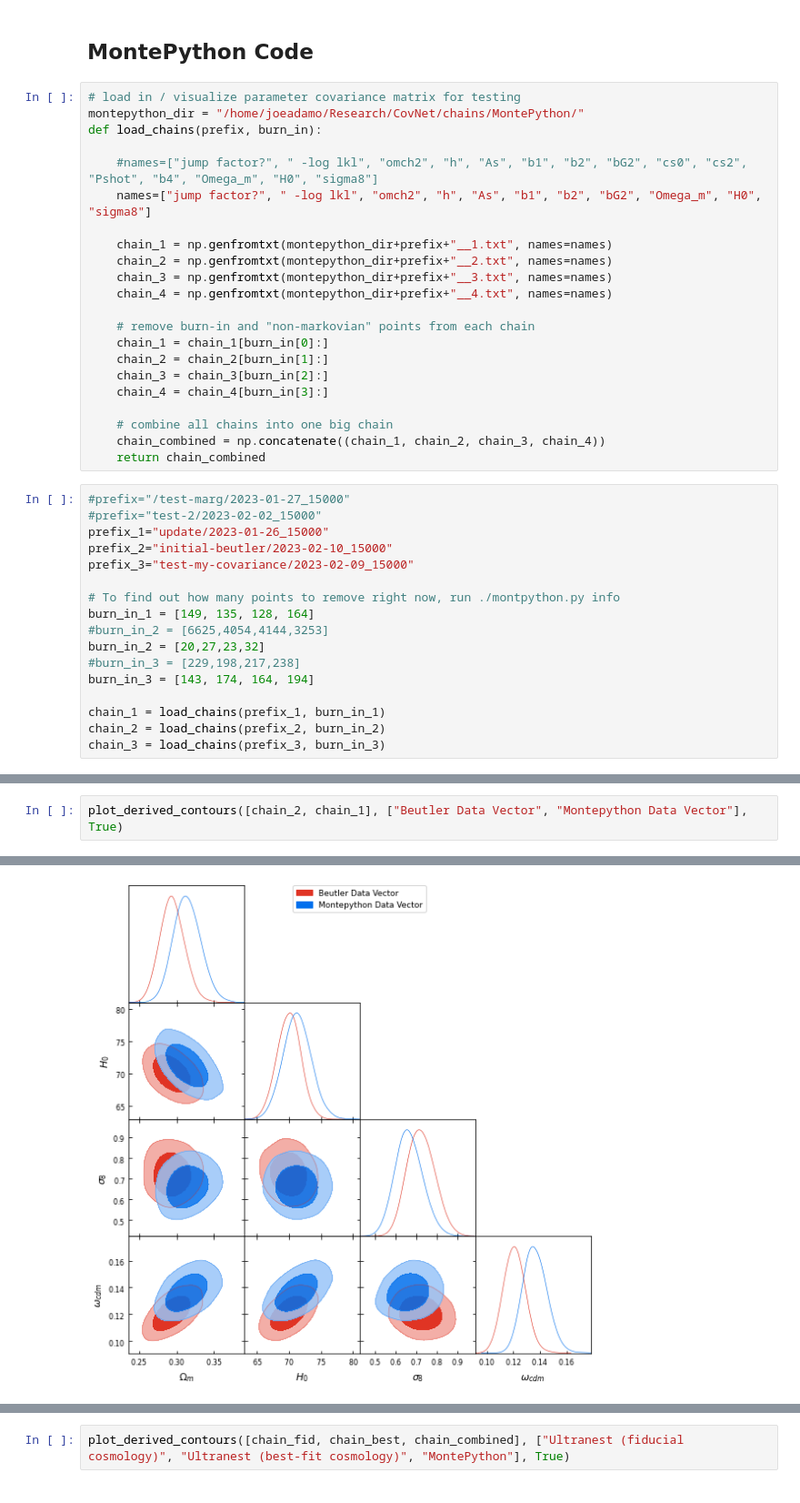
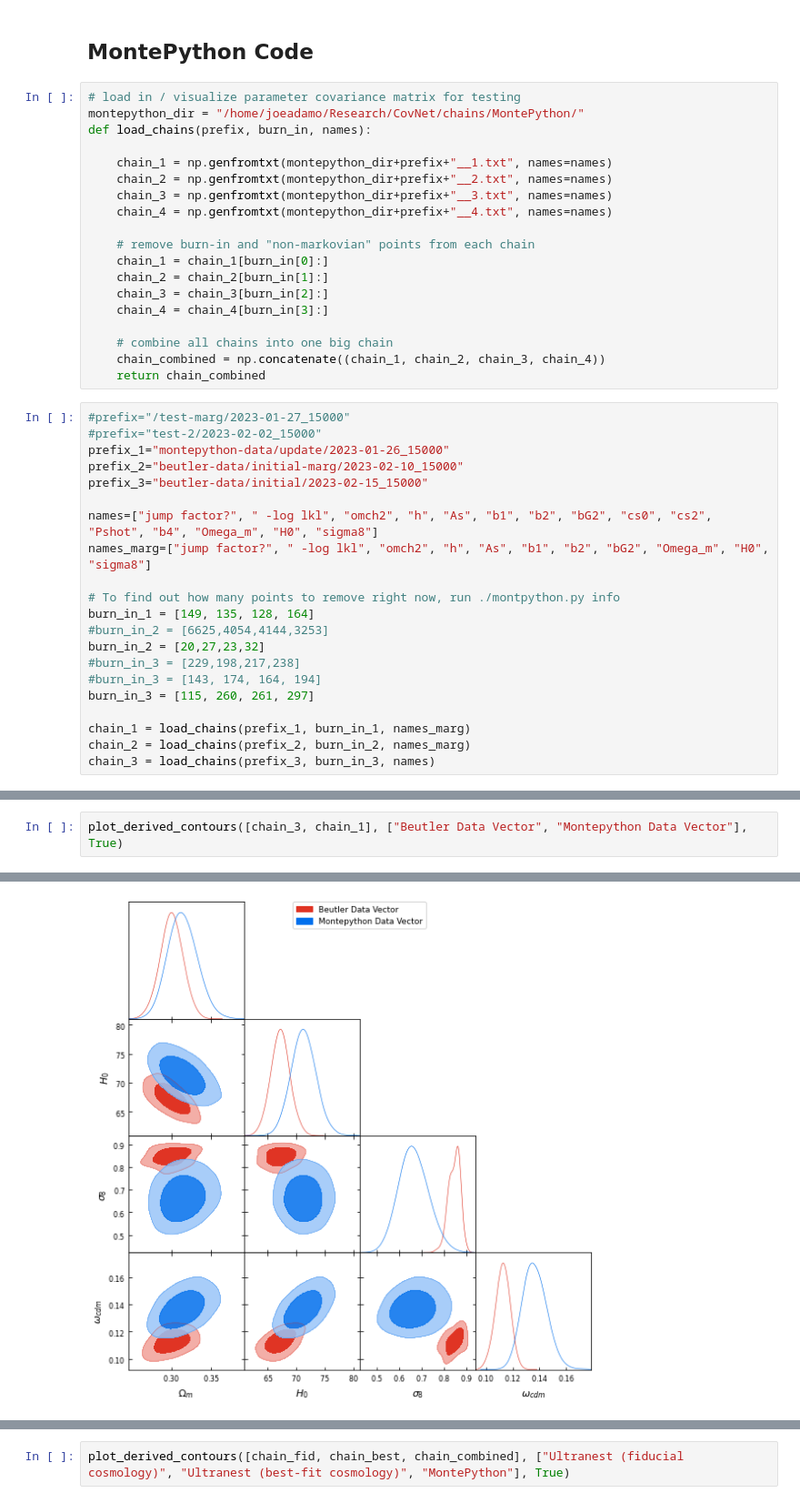
Before and after one commit to jadamo/CovNet, a Jupyter notebook: notebooks/Likelihood.ipynb, the cells around one changed output, grey strips where cells are left out. Shown at 91% size. Saved outputs shown, nothing was run; the diff lists cells and outputs as text.

```diff
--- a/notebooks/Likelihood.ipynb
+++ b/notebooks/Likelihood.ipynb
@@ -266,10 +266,7 @@ for name in chain_fid.dtype.names:
 # %%
 # load in / visualize parameter covariance matrix for testing
 montepython_dir = "/home/joeadamo/Research/CovNet/chains/MontePython/"
-def load_chains(prefix, burn_in):
-
-    #names=["jump factor?", " -log lkl", "omch2", "h", "As", "b1", "b2", "bG2", "cs0", "cs2", "Pshot", "b4", "Omega_m", "H0", "sigma8"]
-    names=["jump factor?", " -log lkl", "omch2", "h", "As", "b1", "b2", "bG2", "Omega_m", "H0", "sigma8"]
+def load_chains(prefix, burn_in, names):
 
     chain_1 = np.genfromtxt(montepython_dir+prefix+"__1.txt", names=names)
     chain_2 = np.genfromtxt(montepython_dir+prefix+"__2.txt", names=names)
@@ -288,19 +285,23 @@ def load_chains(prefix, burn_in):
 # %%
 #prefix="/test-marg/2023-01-27_15000"
 #prefix="test-2/2023-02-02_15000"
-prefix_1="update/2023-01-26_15000"
-prefix_2="initial-beutler/2023-02-10_15000"
-prefix_3="test-my-covariance/2023-02-09_15000"
+prefix_1="montepython-data/update/2023-01-26_15000"
+prefix_2="beutler-data/initial-marg/2023-02-10_15000"
+prefix_3="beutler-data/initial/2023-02-15_15000"
+
+names=["jump factor?", " -log lkl", "omch2", "h", "As", "b1", "b2", "bG2", "cs0", "cs2", "Pshot", "b4", "Omega_m", "H0", "sigma8"]
+names_marg=["jump factor?", " -log lkl", "omch2", "h", "As", "b1", "b2", "bG2", "Omega_m", "H0", "sigma8"]
 
 # To find out how many points to remove right now, run ./montpython.py info
 burn_in_1 = [149, 135, 128, 164]
 #burn_in_2 = [6625,4054,4144,3253]
 burn_in_2 = [20,27,23,32]
 #burn_in_3 = [229,198,217,238]
-burn_in_3 = [143, 174, 164, 194]
+#burn_in_3 = [143, 174, 164, 194]
+burn_in_3 = [115, 260, 261, 297]
 
-chain_1 = load_chains(prefix_1, burn_in_1)
-chain_2 = load_chains(prefix_2, burn_in_2)
-chain_3 = load_chains(prefix_3, burn_in_3)
+chain_1 = load_chains(prefix_1, burn_in_1, names_marg)
+chain_2 = load_chains(prefix_2, burn_in_2, names_marg)
+chain_3 = load_chains(prefix_3, burn_in_3, names)
 # %%
 # test that each chain looks good
@@ -317,9 +332,9 @@ Removed no burn in
 # %%
-plot_derived_contours([chain_2, chain_1], ["Beutler Data Vector", "Montepython Data Vector"], True)
+plot_derived_contours([chain_3, chain_1], ["Beutler Data Vector", "Montepython Data Vector"], True)
 # %% [output]
 Removed no burn in
 Removed no burn in
-[figure, old version]
+[figure, new version]
 # %%
 labels =  ["\omega_{cdm}", "h", "\ln{10^{10}A_s}", "b_1", 'b_2', "b_{G2}"]
 plot_cosmo_contours([chain_2, chain_1], labels, ["Beutler Data Vector", "Montepython Data Vector"],6, truth=[], fill=True)
```
Also changed, not shown: parts of 6 cells of this notebook, 1 other file.
